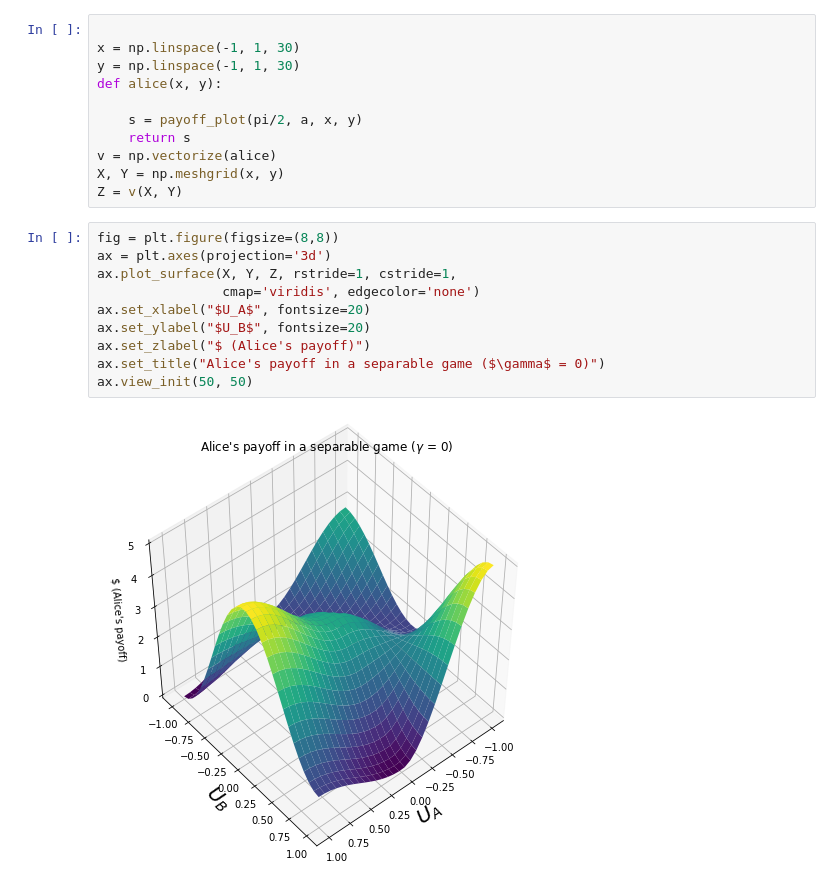
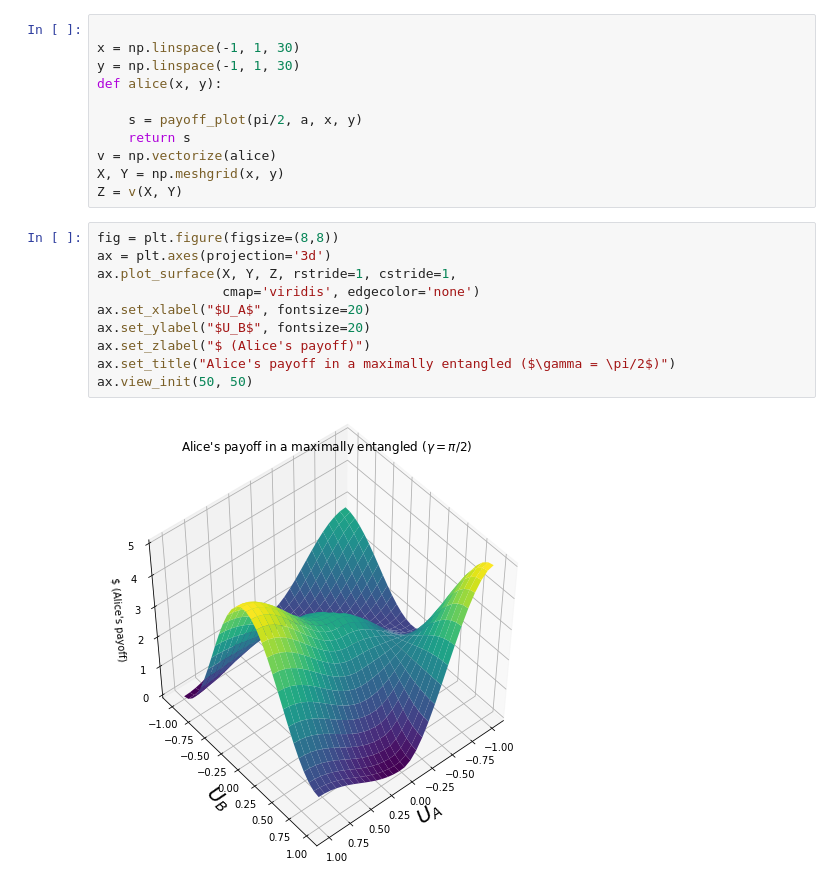
Before and after one commit to Jabi7/QPD, a Jupyter notebook: QPD.ipynb, the cells around one changed output. Drawn from its saved outputs; the diff is of its cells as text.

```diff
--- a/QPD.ipynb
+++ b/QPD.ipynb
@@ -109,12 +109,12 @@ Z = v(X, Y)
 # %%
 fig = plt.figure(figsize=(8,8))
 ax = plt.axes(projection='3d')
 ax.plot_surface(X, Y, Z, rstride=1, cstride=1,
                 cmap='viridis', edgecolor='none')
 ax.set_xlabel("$U_A$", fontsize=20)
 ax.set_ylabel("$U_B$", fontsize=20)
 ax.set_zlabel("$ (Alice's payoff)")
-ax.set_title("Alice's payoff in a separable game ($\gamma$ = 0)")
+ax.set_title("Alice's payoff in a maximally entangled ($\gamma = \pi/2$)")
 ax.view_init(50, 50)
 # %% [output]
-[figure, old version]
+[figure, new version]
```
